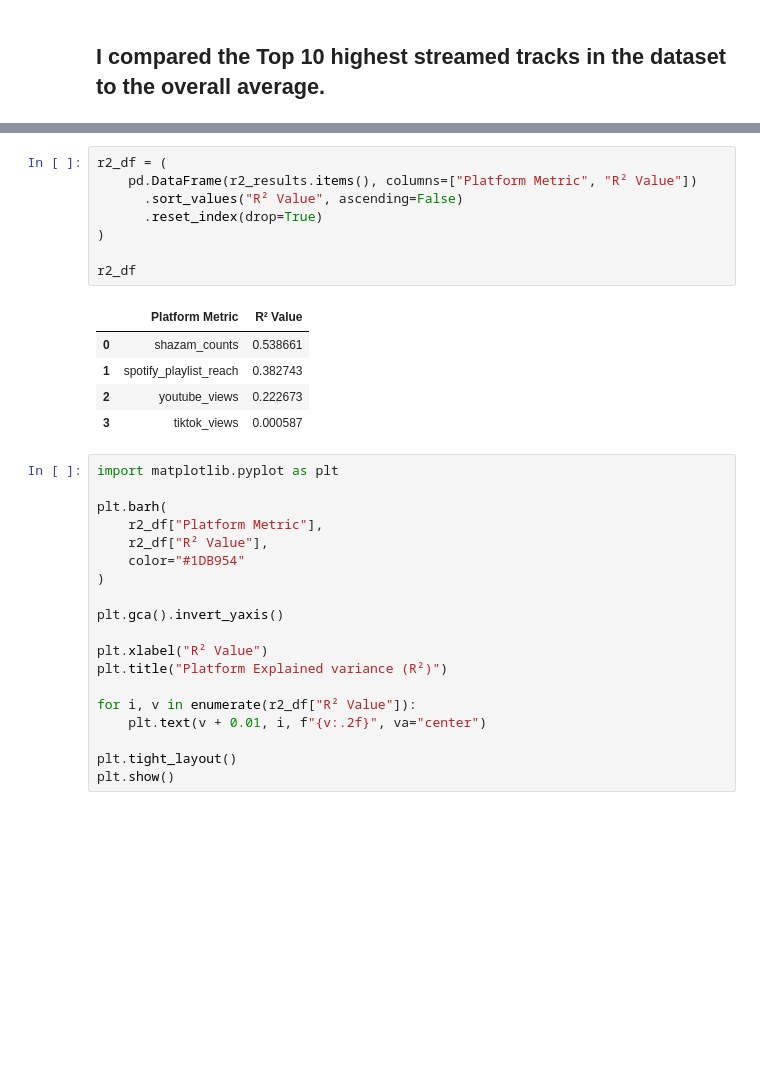
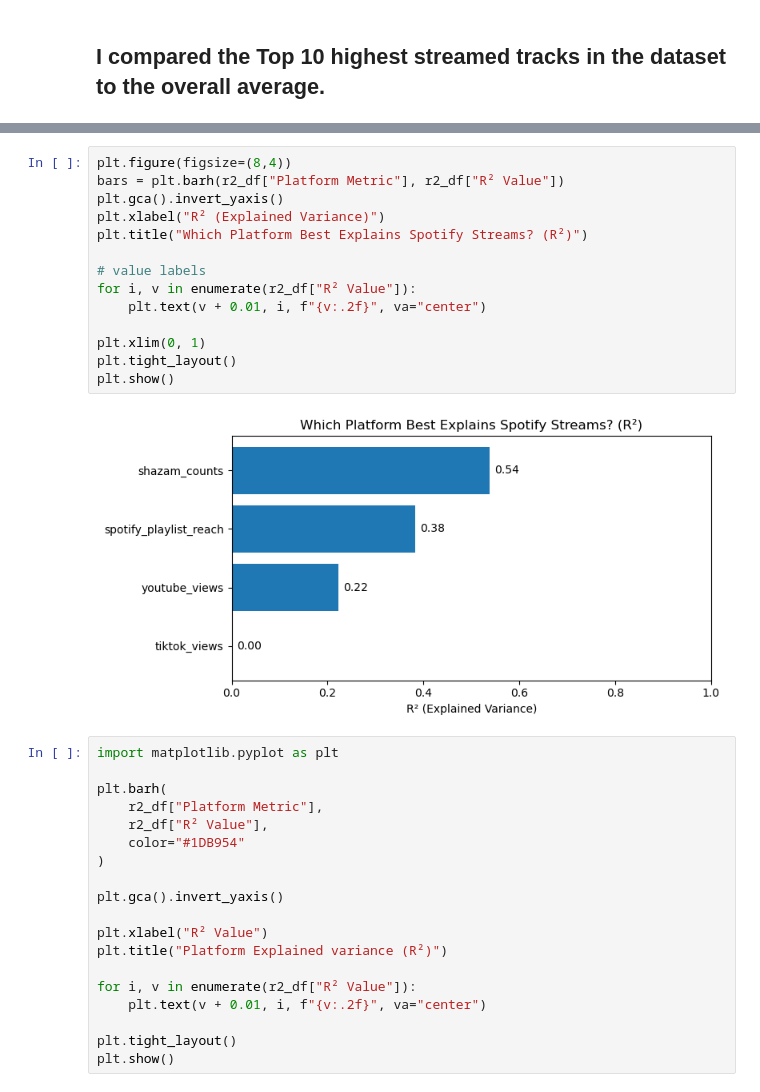
Before and after one commit to iliasprev/spotify-music-popularity-analysis, a Jupyter notebook: notebooks/02_spotify_eda.ipynb, the cells around one changed output, grey strips where cells are left out. Drawn from its saved outputs; the diff is of its cells as text; blank space fills up the shorter version.

```diff
--- a/notebooks/02_spotify_eda.ipynb
+++ b/notebooks/02_spotify_eda.ipynb
@@ -351,17 +430,19 @@ plt.show()
 # %%
-r2_df = (
-    pd.DataFrame(r2_results.items(), columns=["Platform Metric", "R² Value"])
-      .sort_values("R² Value", ascending=False)
-      .reset_index(drop=True)
-)
+plt.figure(figsize=(8,4))
+bars = plt.barh(r2_df["Platform Metric"], r2_df["R² Value"])
+plt.gca().invert_yaxis()
+plt.xlabel("R² (Explained Variance)")
+plt.title("Which Platform Best Explains Spotify Streams? (R²)")
 
-r2_df
+# value labels
+for i, v in enumerate(r2_df["R² Value"]):
+    plt.text(v + 0.01, i, f"{v:.2f}", va="center")
+
+plt.xlim(0, 1)
+plt.tight_layout()
+plt.show()
 # %% [output]
-|  | Platform Metric | R² Value |
-| 0 | shazam_counts | 0.538661 |
-| 1 | spotify_playlist_reach | 0.382743 |
-| 2 | youtube_views | 0.222673 |
-| 3 | tiktok_views | 0.000587 |
+[figure, added]
 # %%
 import matplotlib.pyplot as plt
 
```
Also changed, not shown: parts of 3 cells of this notebook.
